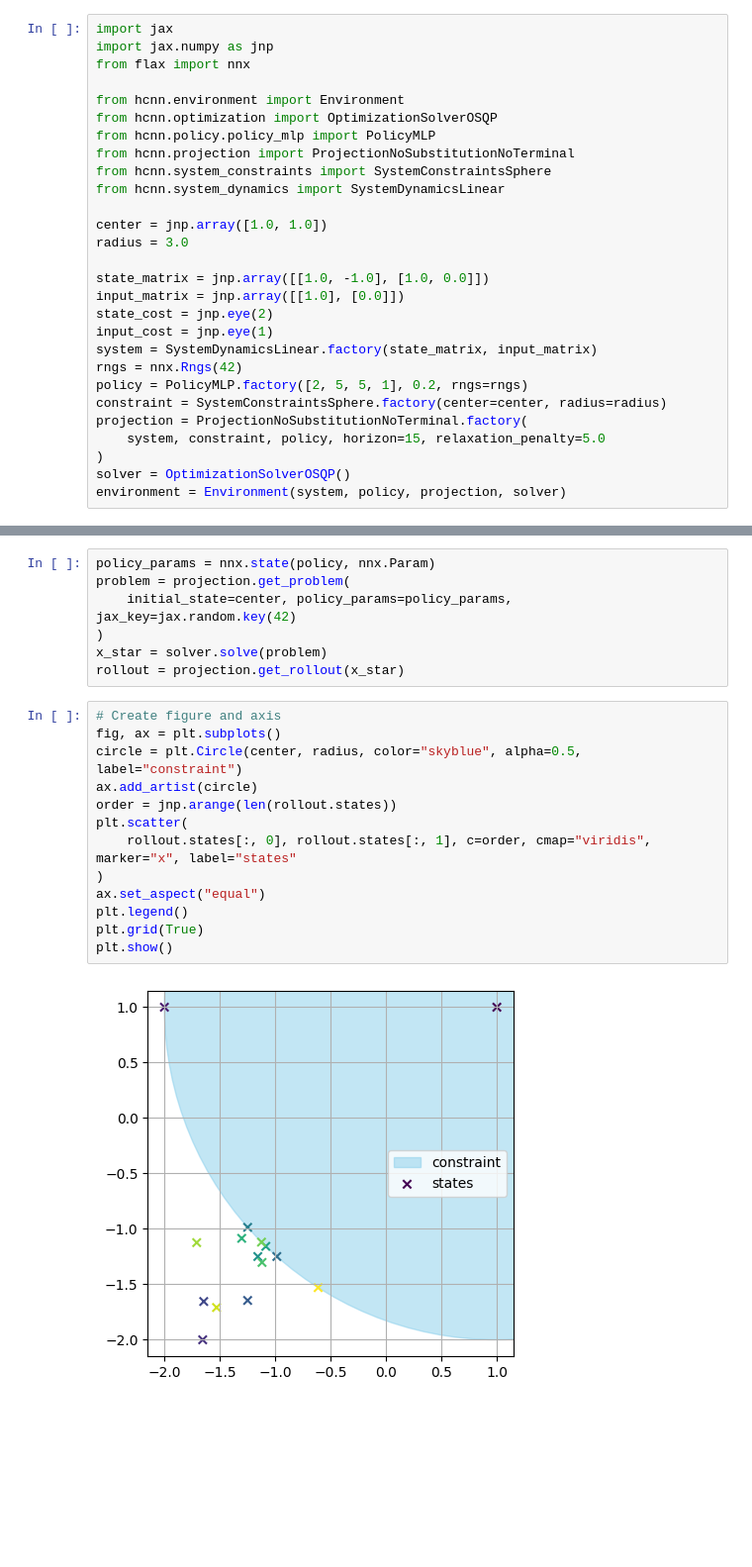
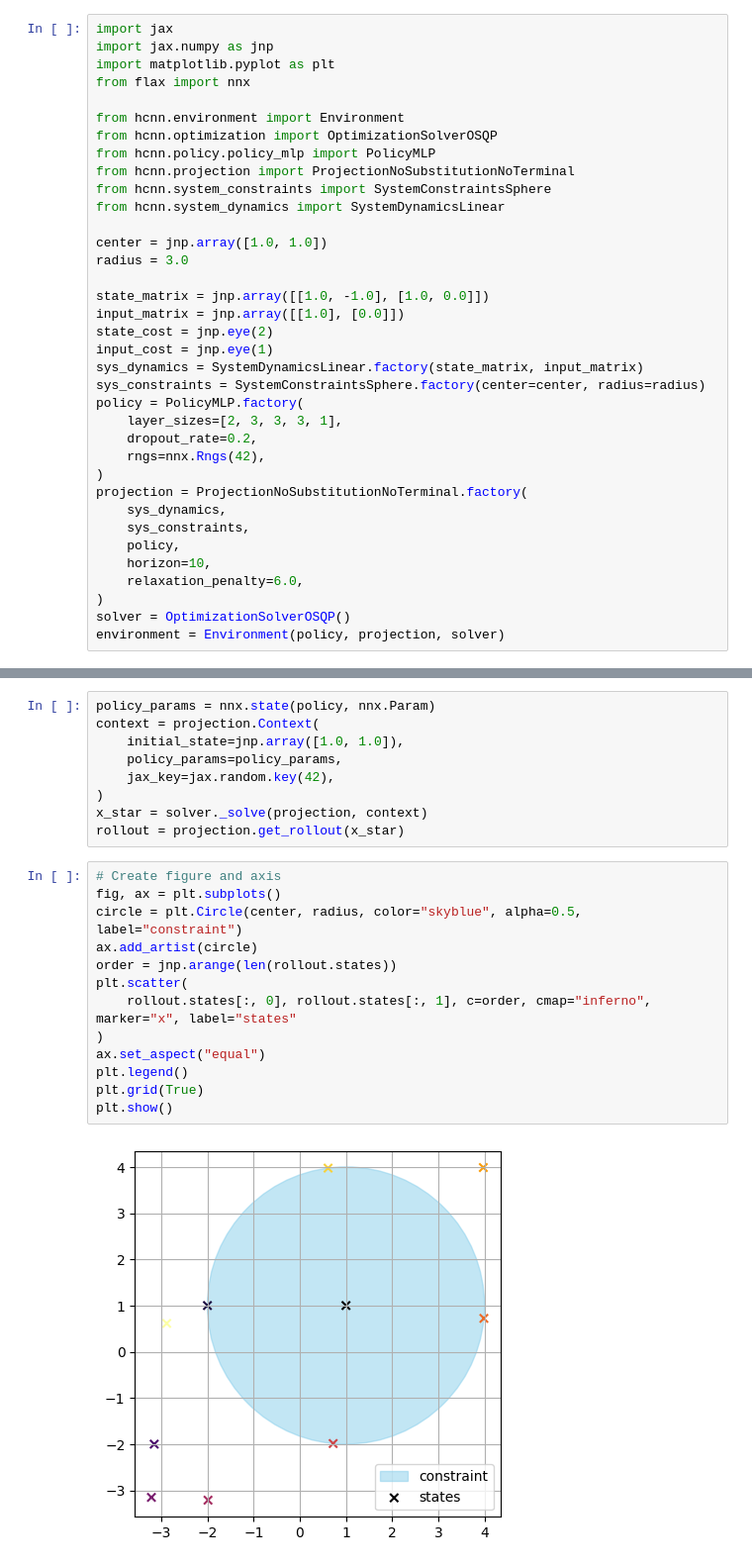
Before and after one commit to NicholasBehr/hcnn, a Jupyter notebook: notebooks/evolution-vectorfield.ipynb, the cells around one changed output, grey strips where cells are left out. Shown at 99% size. Saved outputs shown, nothing was run; the diff lists cells and outputs as text; blank space fills up the shorter version.

```diff
--- a/notebooks/evolution-vectorfield.ipynb
+++ b/notebooks/evolution-vectorfield.ipynb
@@ -1,6 +1,7 @@
 # %%
 import jax
 import jax.numpy as jnp
+import matplotlib.pyplot as plt
 from flax import nnx
 
 from hcnn.environment import Environment
@@ -17,12 +18,19 @@ state_matrix = jnp.array([[1.0, -1.0], [1.0, 0.0]])
 input_matrix = jnp.array([[1.0], [0.0]])
 state_cost = jnp.eye(2)
 input_cost = jnp.eye(1)
-system = SystemDynamicsLinear.factory(state_matrix, input_matrix)
-rngs = nnx.Rngs(42)
-policy = PolicyMLP.factory([2, 5, 5, 1], 0.2, rngs=rngs)
-constraint = SystemConstraintsSphere.factory(center=center, radius=radius)
+sys_dynamics = SystemDynamicsLinear.factory(state_matrix, input_matrix)
+sys_constraints = SystemConstraintsSphere.factory(center=center, radius=radius)
+policy = PolicyMLP.factory(
+    layer_sizes=[2, 3, 3, 3, 1],
+    dropout_rate=0.2,
+    rngs=nnx.Rngs(42),
+)
 projection = ProjectionNoSubstitutionNoTerminal.factory(
-    system, constraint, policy, horizon=15, relaxation_penalty=5.0
+    sys_dynamics,
+    sys_constraints,
+    policy,
+    horizon=10,
+    relaxation_penalty=6.0,
 )
 solver = OptimizationSolverOSQP()
-environment = Environment(system, policy, projection, solver)
+environment = Environment(policy, projection, solver)
@@ -107,25 +47,27 @@ plt.show()
 # %%
 policy_params = nnx.state(policy, nnx.Param)
-problem = projection.get_problem(
-    initial_state=center, policy_params=policy_params, jax_key=jax.random.key(42)
+context = projection.Context(
+    initial_state=jnp.array([1.0, 1.0]),
+    policy_params=policy_params,
+    jax_key=jax.random.key(42),
 )
-x_star = solver.solve(problem)
+x_star = solver._solve(projection, context)
 rollout = projection.get_rollout(x_star)
 # %%
 # Create figure and axis
 fig, ax = plt.subplots()
 circle = plt.Circle(center, radius, color="skyblue", alpha=0.5, label="constraint")
 ax.add_artist(circle)
 order = jnp.arange(len(rollout.states))
 plt.scatter(
-    rollout.states[:, 0], rollout.states[:, 1], c=order, cmap="viridis", marker="x", label="states"
+    rollout.states[:, 0], rollout.states[:, 1], c=order, cmap="inferno", marker="x", label="states"
 )
 ax.set_aspect("equal")
 plt.legend()
 plt.grid(True)
 plt.show()
 # %% [output]
-[figure, old version]
+[figure, new version]
 # %%
 fig, ax = plt.subplots()
 plt.plot(rollout.actions, label="actions")
```
Also changed, not shown: parts of 11 cells of this notebook, 8 other files.
